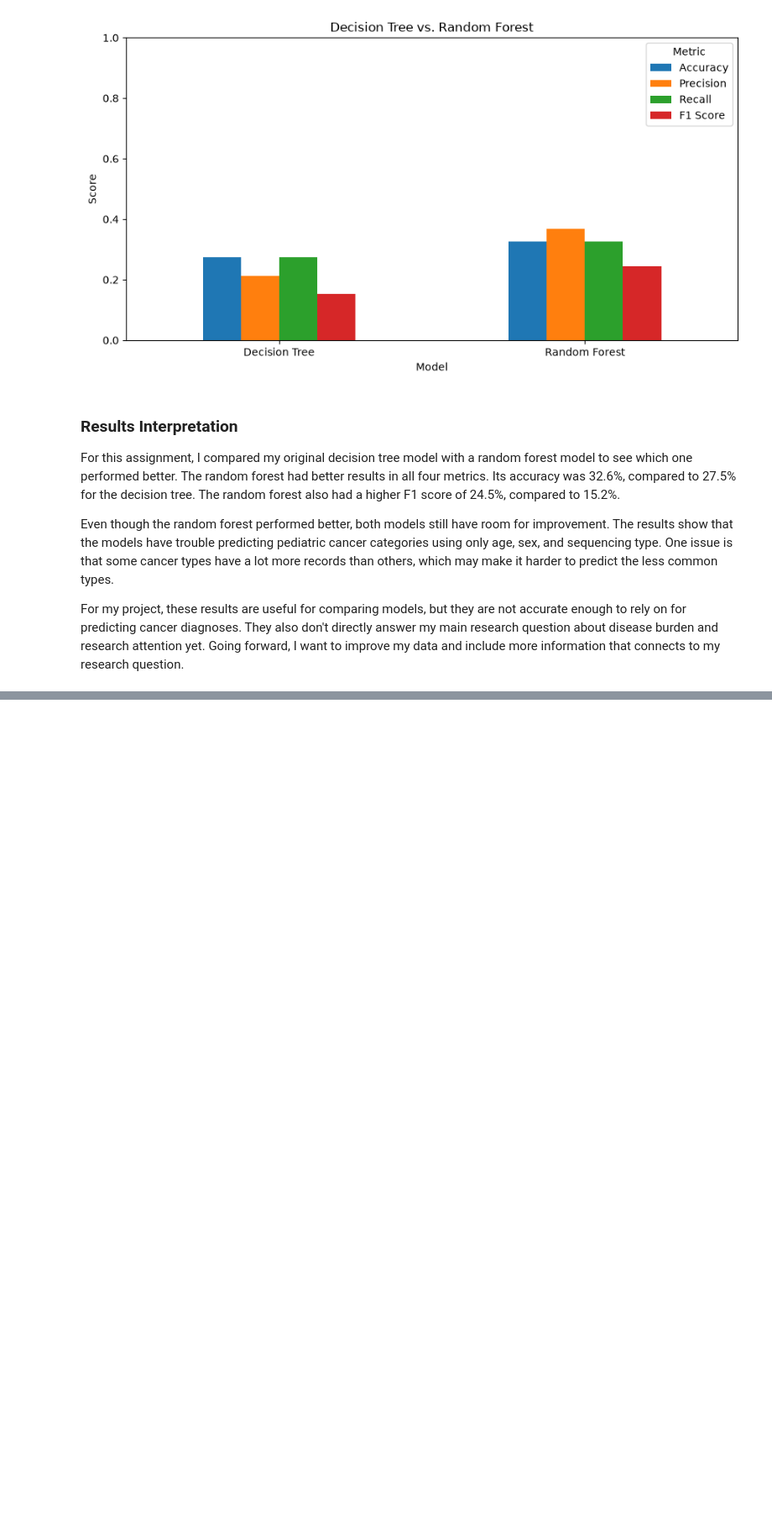
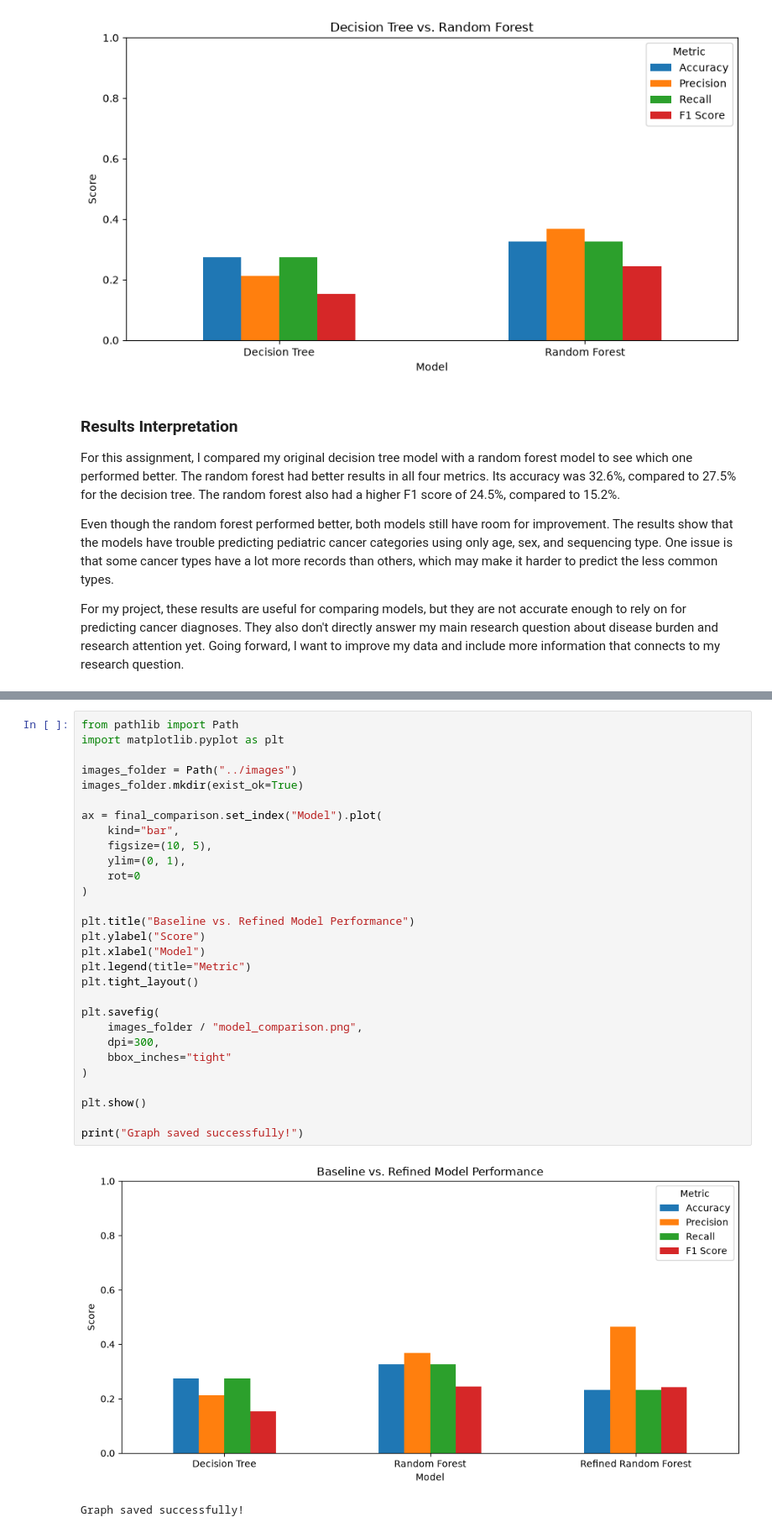
Before and after one commit to liacodes4/Lia-Capstone, a Jupyter notebook: notebooks/01_data_exploration.ipynb, the cells around one changed output, grey strips where cells are left out. Shown at 84% size. Saved outputs shown, nothing was run; the diff lists cells and outputs as text; blank space fills up the shorter version.

```diff
--- a/notebooks/01_data_exploration.ipynb
+++ b/notebooks/01_data_exploration.ipynb
@@ -706,0 +798,32 @@ For my project, these results are useful for comparing models, but they are not
+# %%
+from pathlib import Path
+import matplotlib.pyplot as plt
+
+images_folder = Path("../images")
+images_folder.mkdir(exist_ok=True)
+
+ax = final_comparison.set_index("Model").plot(
+    kind="bar",
+    figsize=(10, 5),
+    ylim=(0, 1),
+    rot=0
+)
+
+plt.title("Baseline vs. Refined Model Performance")
+plt.ylabel("Score")
+plt.xlabel("Model")
+plt.legend(title="Metric")
+plt.tight_layout()
+
+plt.savefig(
+    images_folder / "model_comparison.png",
+    dpi=300,
+    bbox_inches="tight"
+)
+
+plt.show()
+
+print("Graph saved successfully!")
+# %% [output]
+[figure, added]
+Graph saved successfully!
```
Also changed, not shown: parts of 7 cells of this notebook, 2 other files.
